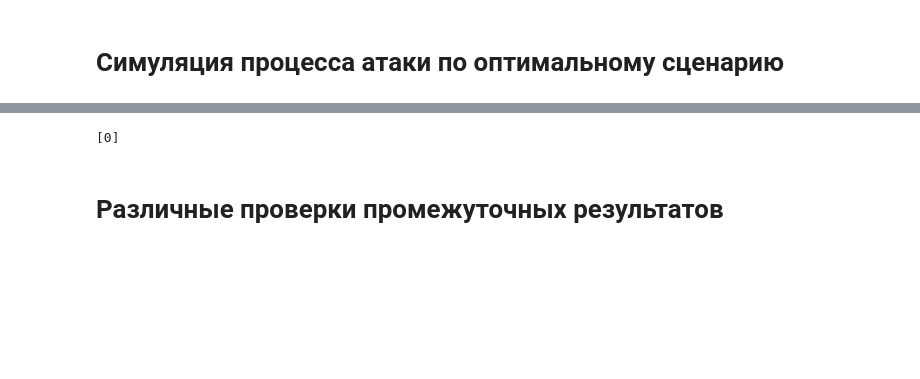
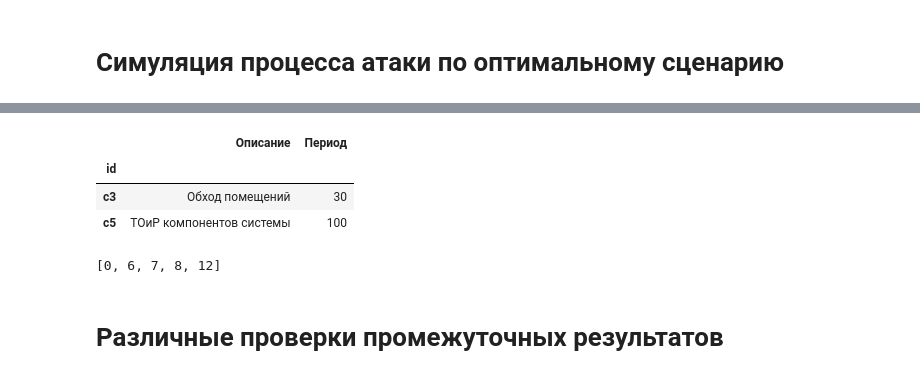
Before and after one commit to nick1982ad/simattack, a Jupyter notebook: Untitled.ipynb, the cells around one changed output, grey strips where cells are left out. Saved outputs shown, nothing was run; the diff lists cells and outputs as text; code cells hidden in the pictures; blank space fills up the shorter version.

```diff
--- a/Untitled.ipynb
+++ b/Untitled.ipynb
@@ -386,5 +385,5 @@ root_name = FT_j['name']
 # %%
-nt = Network('750','750px', directed=True, notebook=True)
+nt = Network('750','750px', directed=True, notebook=nb)
 nt.set_options("""
   var options = {
       "layout": {
@@ -437,7 +434,7 @@ for e in list(FT.edges()):
 # %%
 FT_reduce = FT.subgraph(nx.shortest_path(FT.to_undirected(),root_name))
 # %%
-nt = Network('750','750px', directed=True, notebook=True)
+nt = Network('750','750px', directed=True, notebook=nb)
 
 # populates the nodes and edges data structures
 nt.from_nx(FT_reduce)
@@ -482,7 +477,7 @@ while was_del:
 # %% [output]
 False
 # %%
-nt = Network('750','750px', directed=True, notebook=True)
+nt = Network('750','750px', directed=True, notebook=nb)
 
 # populates the nodes and edges data structures
 nt.from_nx(B)
@@ -516,6 +509,8 @@ N = 5
 Ctx_0 = list(B.succ['start'].keys())
 #targets - массив предков целевых вершин (листьев) - так листья добавлялись для поиска оптимальных путей
 val = [list(B.pred[n].keys())[0] for n in targets]
+#периодические меры
+t_measures = counter_m[counter_m['Период'] != 0]
 # %%
 def mk_attack_path(B, Ctx, target):
     path = [target]
@@ -599,7 +714,14 @@ for t in range(1,T + 1, 1):
+# %%
+t_measures
+# %% [output]
+|  | Описание | Период |
+| id |  |  |
+| c3 | Обход помещений | 30 |
+| c5 | ТОиР компонентов системы | 100 |
 # %%
-Ctx
+list(A_df[A_df['a_id'] == 4].index)
 # %% [output]
-[0]
+[0, 6, 7, 8, 12]
 # %% [markdown]
 # Различные проверки промежуточных результатов
 # %%
```
Also changed, not shown: parts of 18 cells of this notebook, 1 other file.
